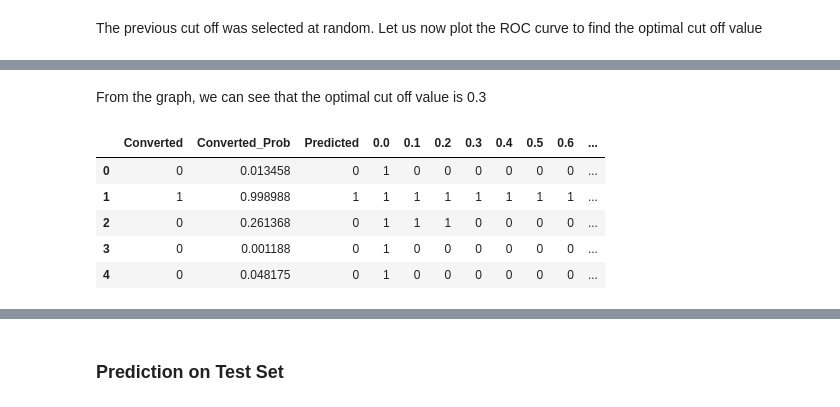
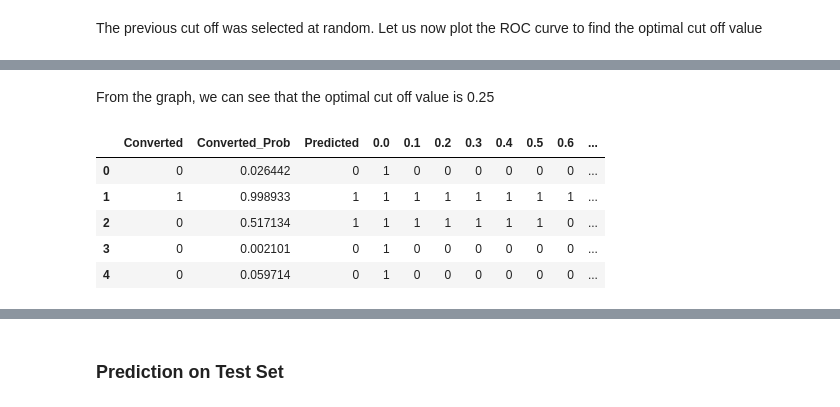
Before and after one commit to vaibbhav-git/Lead_Scoring_Case_Study, a Jupyter notebook: Lead_Scoring_Case_Study.ipynb, the cells around one changed output, grey strips where cells are left out. Cells and saved outputs as stored; diff of their text form; code cells hidden in the pictures.

```diff
--- a/Lead_Scoring_Case_Study.ipynb
+++ b/Lead_Scoring_Case_Study.ipynb
@@ -1133,0 +1273,3 @@ vif
+# %%
+rfe_cols.remove('Lead_Origin_Lead Add Form')
+rfe_cols
@@ -1133,0 +1290,7 @@ vif
+# %%
+# Building Model #3
+
+X_train_sm = sm.add_constant(X_train[rfe_cols])
+log3 = sm.GLM(y_train, X_train_sm, family=sm.families.Binomial())
+res = log3.fit()
+res.summary()
@@ -1133,0 +1349,3 @@ vif
+# %%
+rfe_cols.remove('Lead_Source_Olark Chat')
+rfe_cols
@@ -1133,0 +1365,7 @@ vif
+# %%
+# Building Model #4
+
+X_train_sm = sm.add_constant(X_train[rfe_cols])
+log4 = sm.GLM(y_train, X_train_sm, family=sm.families.Binomial())
+res = log4.fit()
+res.summary()
@@ -1312,15 +1600,15 @@ plt.show()
 # %% [markdown]
-From the graph, we can see that the optimal cut off value is 0.3
+From the graph, we can see that the optimal cut off value is 0.25
 # %%
-y_train_pred_df['final_predicted'] = y_train_pred_df.Converted_Prob.map( lambda x: 1 if x > 0.3 else 0)
+y_train_pred_df['final_predicted'] = y_train_pred_df.Converted_Prob.map( lambda x: 1 if x > 0.25 else 0)
 y_train_pred_df.head()
 # %% [output]
 |  | Converted | Converted_Prob | Predicted | 0.0 | 0.1 | 0.2 | 0.3 | 0.4 | 0.5 | 0.6 | ... |
-| 0 | 0 | 0.013458 | 0 | 1 | 0 | 0 | 0 | 0 | 0 | 0 | ... |
-| 1 | 1 | 0.998988 | 1 | 1 | 1 | 1 | 1 | 1 | 1 | 1 | ... |
-| 2 | 0 | 0.261368 | 0 | 1 | 1 | 1 | 0 | 0 | 0 | 0 | ... |
-| 3 | 0 | 0.001188 | 0 | 1 | 0 | 0 | 0 | 0 | 0 | 0 | ... |
-| 4 | 0 | 0.048175 | 0 | 1 | 0 | 0 | 0 | 0 | 0 | 0 | ... |
+| 0 | 0 | 0.026442 | 0 | 1 | 0 | 0 | 0 | 0 | 0 | 0 | ... |
+| 1 | 1 | 0.998933 | 1 | 1 | 1 | 1 | 1 | 1 | 1 | 1 | ... |
+| 2 | 0 | 0.517134 | 1 | 1 | 1 | 1 | 1 | 1 | 1 | 0 | ... |
+| 3 | 0 | 0.002101 | 0 | 1 | 0 | 0 | 0 | 0 | 0 | 0 | ... |
+| 4 | 0 | 0.059714 | 0 | 1 | 0 | 0 | 0 | 0 | 0 | 0 | ... |
 # %%
 # Check the overall accuracy
 print('Overall model accuracy is', round(metrics.accuracy_score(y_train_pred_df.Converted, y_train_pred_df.final_predicted), 4) * 100, '%')
```
Also changed, not shown: parts of 125 cells of this notebook, 1 other file.
